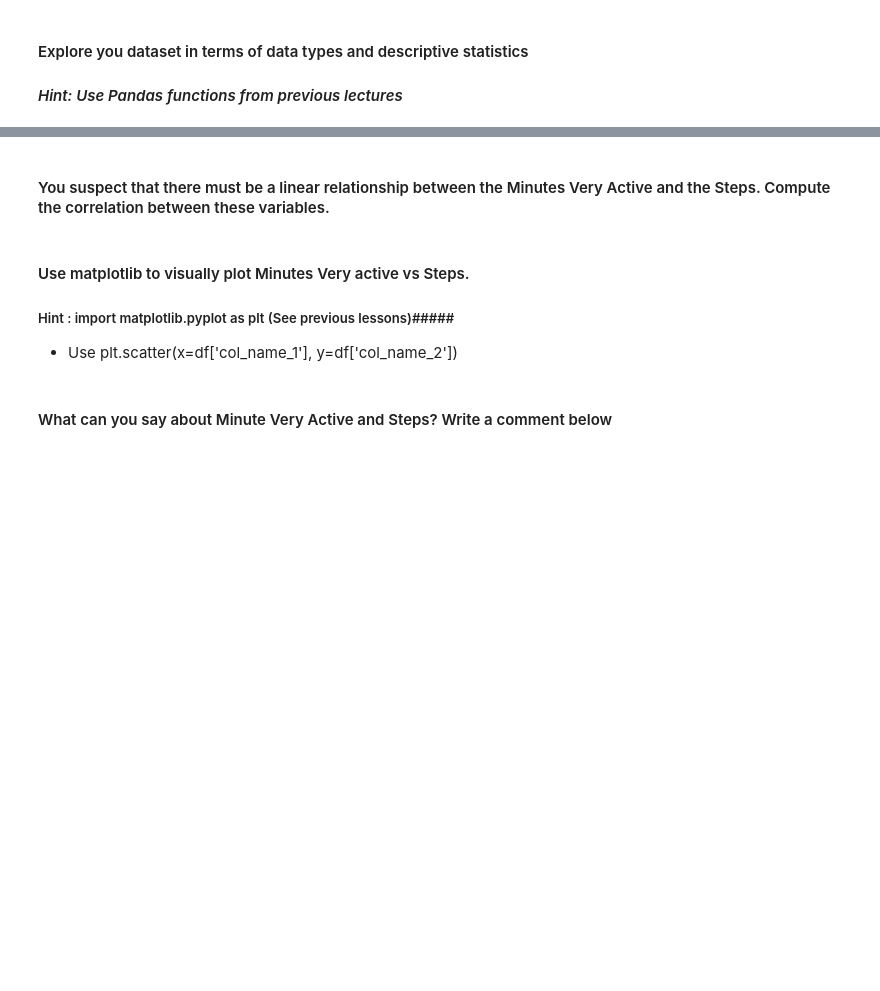
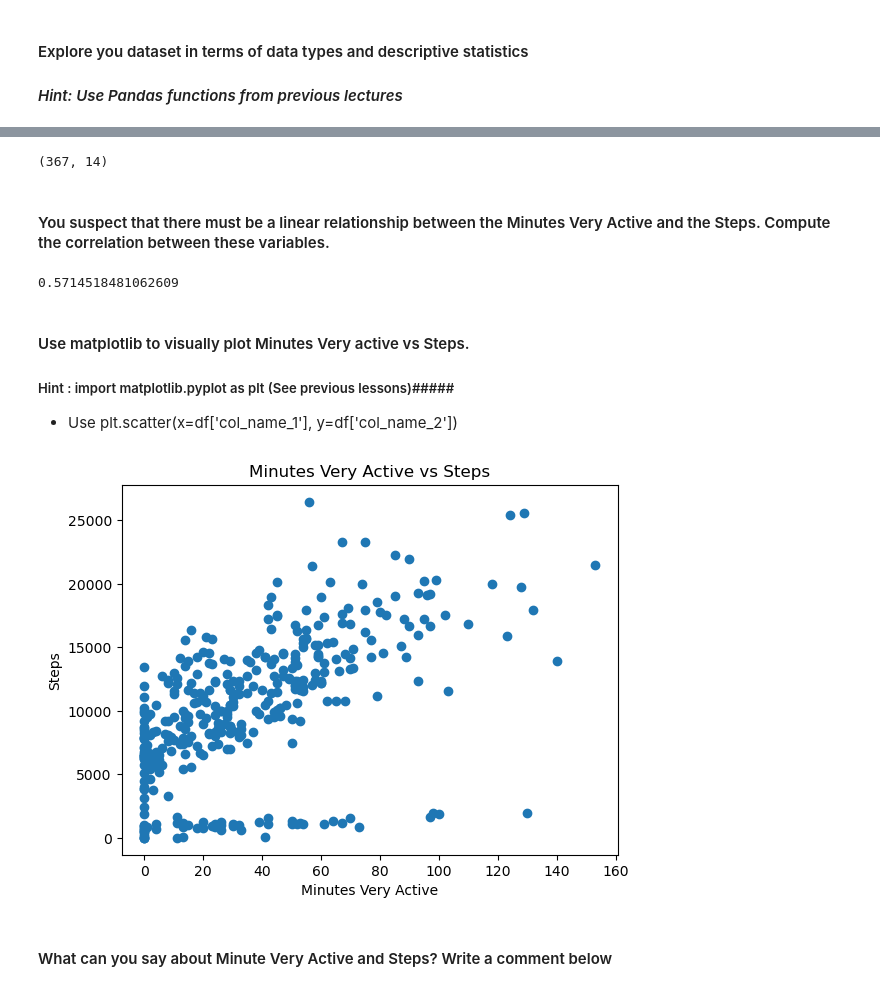
Before and after one commit to Ironhack-Data-Madrid-Abril-2023/5.1-lab_pivot_table_and_correlation, a Jupyter notebook: your_code/main.ipynb, the cells around one changed output, grey strips where cells are left out. Drawn from its saved outputs; the diff is of its cells as text; code cells hidden in the pictures; blank space fills up the shorter version.

```diff
--- a/your_code/main.ipynb
+++ b/your_code/main.ipynb
@@ -178,6 +178,7 @@ Sales      associate    55.0      5
 #### Open the ` Fitbit.csv` file and name your dataset `fitbit`
 # %%
 # your answer here
+df1 = pd.read_csv('Fitbit.csv')
 # %% [markdown]
 #### Explore you dataset in terms of data types and descriptive statistics
 #### *Hint: Use Pandas functions from previous lectures*
@@ -186,9 +215,17 @@ Sales      associate    55.0      5
 # %%
 # your answer here
+df1.shape
+# %% [output]
+(367, 14)
 # %% [markdown]
 #### You suspect that there must be a linear relationship between the Minutes Very Active and the Steps. Compute the correlation between these variables.
 # %%
 # your answer here
+
+correlation = df1['Minutes Very Active'].corr(df1['Steps'])
+correlation
+# %% [output]
+0.5714518481062609
 # %% [markdown]
 #### Use matplotlib to visually plot Minutes Very active vs Steps.
 
@@ -199,2 +237,13 @@ Sales      associate    55.0      5
+# %%
+
+plt.scatter(x=df1['Minutes Very Active'], y=df1['Steps'])
+plt.xlabel('Minutes Very Active')
+plt.ylabel('Steps')
+plt.title('Minutes Very Active vs Steps')
+
+# Display the plot
+plt.show()
+# %% [output]
+[figure, added]
 # %% [markdown]
 #### What can you say about Minute Very Active and Steps? Write a comment below
```
Also changed, not shown: parts of 31 cells of this notebook.
